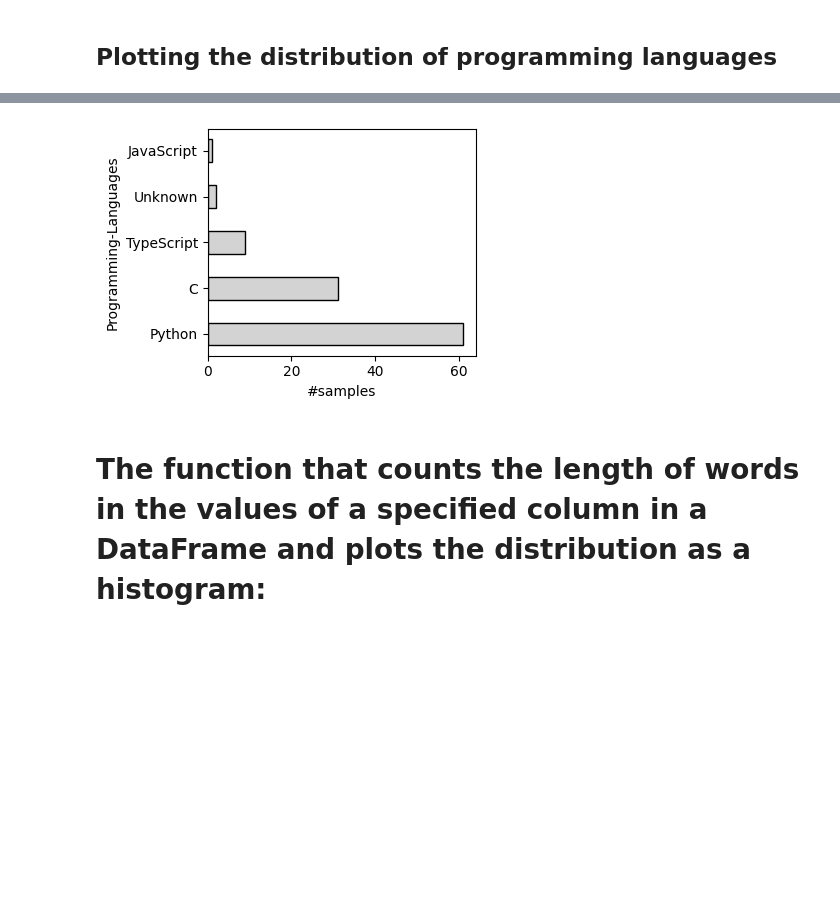
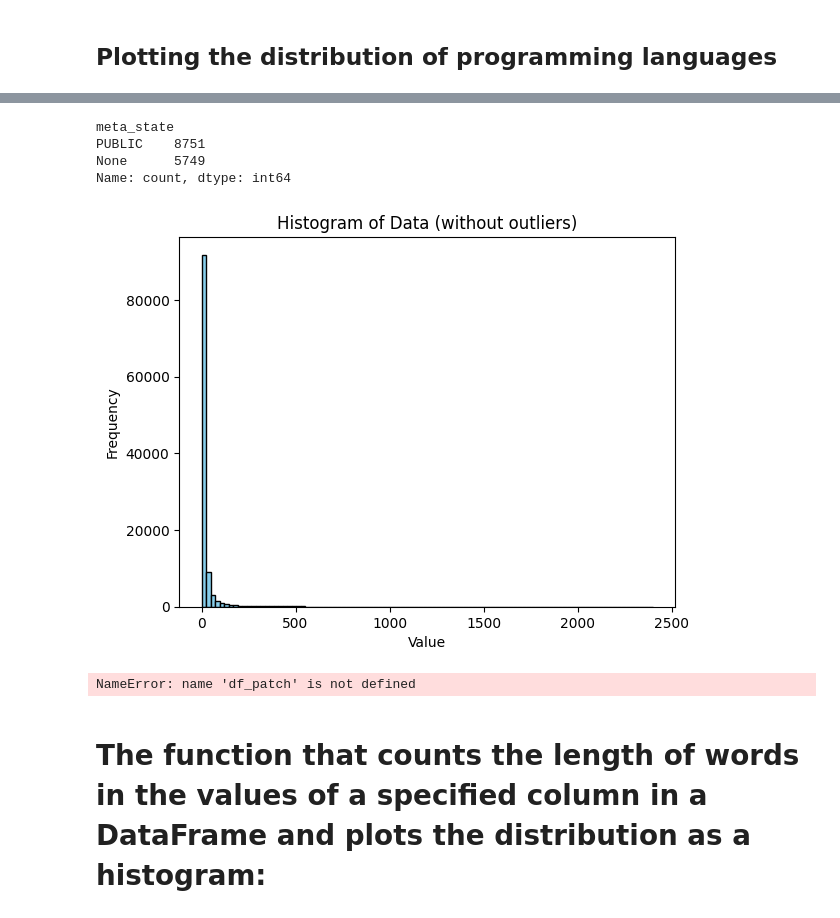
Before and after one commit to SmartSecLab/FixMe, a Jupyter notebook: stat-patches.ipynb, the cells around one changed output, grey strips where cells are left out. Saved outputs shown, nothing was run; the diff lists cells and outputs as text; code cells hidden in the pictures; blank space fills up the shorter version.

```diff
--- a/stat-patches.ipynb
+++ b/stat-patches.ipynb
@@ -11,10 +11,18 @@ import json
 from pandas import json_normalize
 from tabulate import tabulate
 import glob
-# time of execution
 import time
 from pathlib import Path
 
+
 output_dir = 'data/FixMe/'
+DB_DIR = 'data/FixMe/Fixme-first.db'
 
-df_patch = pd.read_csv(f'{output_dir}/patches.csv')
+# df_patch = pd.read_csv(f'{output_dir}/patches.csv')
+
+# get patch table from db
+df_hunk = pd.read_sql_table(
+    table_name='hunk_collection',
+    con=f'sqlite:///{DB_DIR}'
+    )
+df_hunk.head(5)
@@ -21,3 +72,41 @@ df_patch = pd.read_csv(f'{output_dir}/patches.csv')
+# %%
+df_cve.meta_state.value_counts()
+# %% [output]
+meta_state
+PUBLIC    8751
+None      5749
+Name: count, dtype: int64
+# %%
+
+
+import numpy as np
+import matplotlib.pyplot as plt
+
+# Calculate mean and standard deviation
+data = df_hunk.hunk_length.astype(int)
+
+# Convert the list to a numpy array for easier computation
+data_array = np.array(data)
+
+# Calculate mean and standard deviation
+mean = np.mean(data_array)
+std_dev = np.std(data_array)
+
+# Define the range for non-outliers (e.g., within 3 standard deviations)
+lower_bound = mean - 3 * std_dev
+upper_bound = mean + 3 * std_dev
+
+# Filter out outliers
+data_no_outliers = [x for x in data if (x >= lower_bound) and (x <= upper_bound)]
+
+# Plot histogram of non-outliers
+plt.hist(data_no_outliers, bins=100, color='skyblue', edgecolor='black')
+plt.title('Histogram of Data (without outliers)')
+plt.xlabel('Value')
+plt.ylabel('Frequency')
+plt.show()
+# %% [output]
+[figure, added]
 # %%
 # plot_value_counts(col=df_patch['pl'], xlabel='Programming-Languages', ylabel='#patches')
 
@@ -33,7 +122,7 @@ plt.tight_layout()
 plt.savefig(f'figure/Programming-Languages.png')
 plt.show()
 # %% [output]
-[figure, removed]
+NameError: name 'df_patch' is not defined
 # %% [markdown]
 # The function that counts the length of words in the values of a specified column in a DataFrame and plots the distribution as a histogram:
 # %%
```
Also changed, not shown: parts of 3 cells of this notebook, 6 other files.
